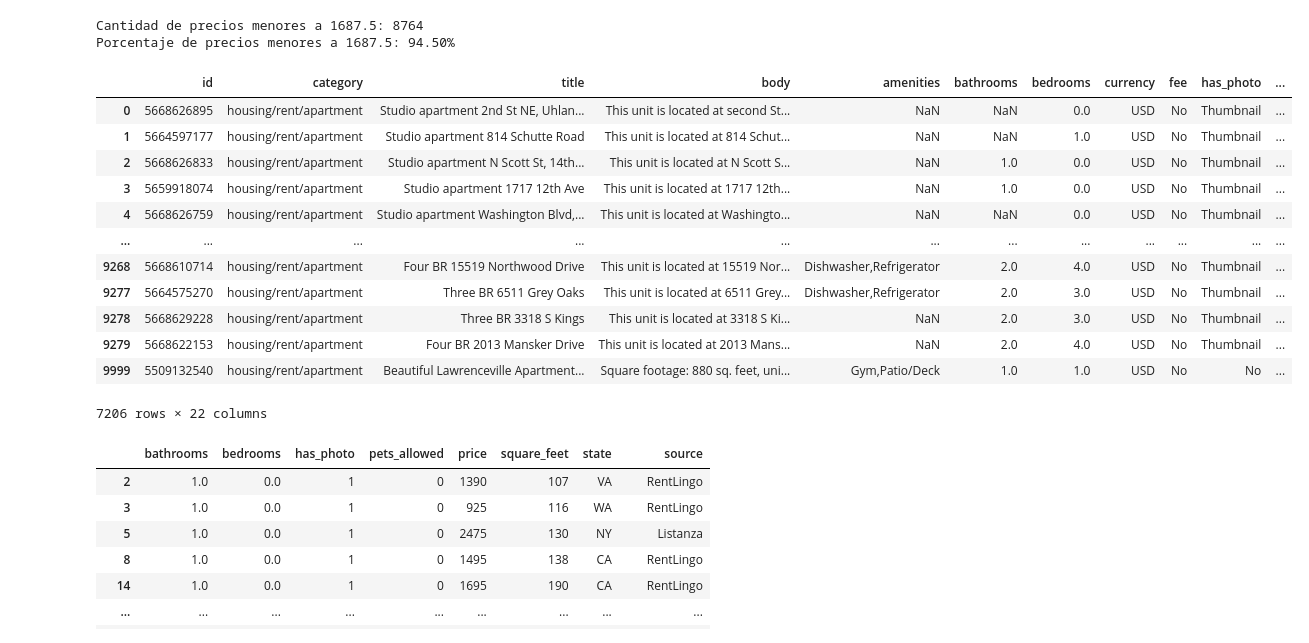
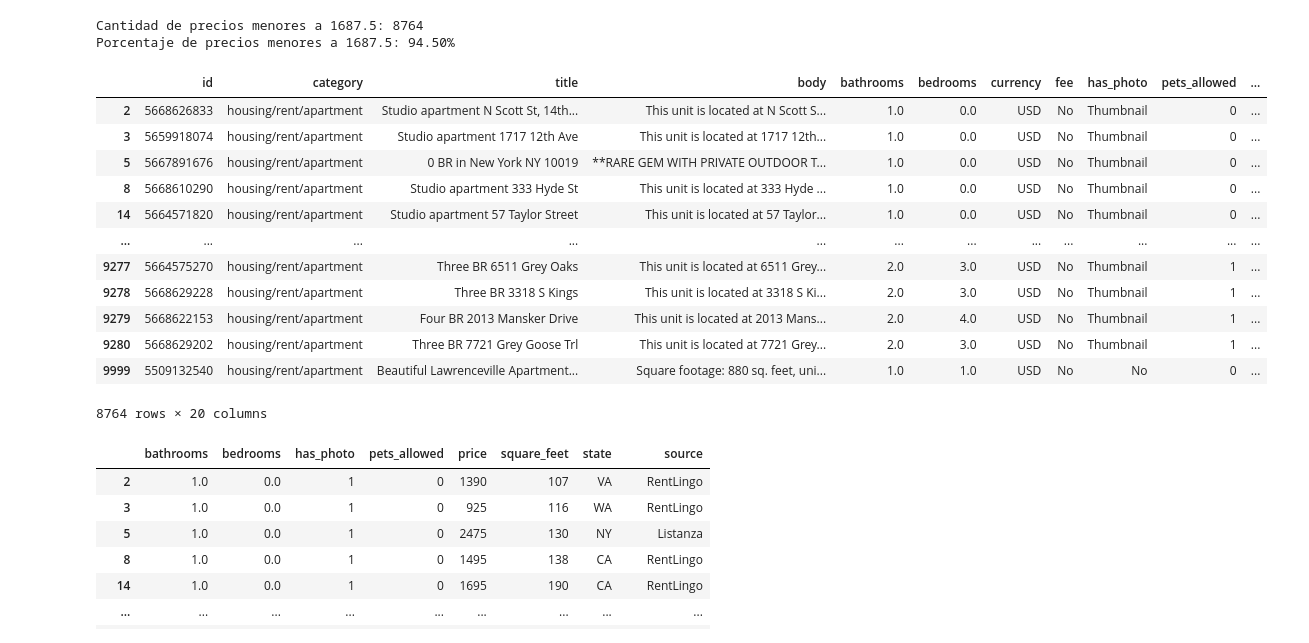
Before and after one commit to Analitica-2025-01/Proyecto-1, a Jupyter notebook: Limpieza de Datos/Limpieza.ipynb, the cells around one changed output. Saved outputs shown, nothing was run; the diff lists cells and outputs as text; code cells hidden in the pictures.

```diff
--- a/Limpieza de Datos/Limpieza.ipynb
+++ b/Limpieza de Datos/Limpieza.ipynb
@@ -180,5 +179,5 @@ print(f'Porcentaje de precios menores a {umbral}: {porcentajeRSMenoresAlUmbral:.
 Cantidad de precios menores a 2814.0: 9274
 Porcentaje de precios menores a 2814.0: 93.84%
 # %%
-df = df.loc[df['price'] <= umbral]
-df = df.loc[df['price'].index]
+df_wili = df_wili.loc[df_wili['price'] <= umbral]
+df = df_wili.loc[df_wili['price'].index]
@@ -255,23 +254,23 @@ print(f'Porcentaje de precios menores a {umbral}: {porcentajeRSMenoresAlUmbral:.
 Cantidad de precios menores a 1687.5: 8764
 Porcentaje de precios menores a 1687.5: 94.50%
 # %%
-df = df.loc[df['square_feet'] <= umbral]
-df = df.loc[df['square_feet'].index]
-df
+df_wili = df_wili.loc[df_wili['square_feet'] <= umbral]
+df_wili = df_wili.loc[df_wili['square_feet'].index]
+df_wili
 # %% [output]
-|  | id | category | title | body | amenities | bathrooms | bedrooms | currency | fee | has_photo | ... |
-| 0 | 5668626895 | housing/rent/apartment | Studio apartment 2nd St NE, Uhlan... | This unit is located at second St... | NaN | NaN | 0.0 | USD | No | Thumbnail | ... |
-| 1 | 5664597177 | housing/rent/apartment | Studio apartment 814 Schutte Road | This unit is located at 814 Schut... | NaN | NaN | 1.0 | USD | No | Thumbnail | ... |
-| 2 | 5668626833 | housing/rent/apartment | Studio apartment N Scott St, 14th... | This unit is located at N Scott S... | NaN | 1.0 | 0.0 | USD | No | Thumbnail | ... |
-| 3 | 5659918074 | housing/rent/apartment | Studio apartment 1717 12th Ave | This unit is located at 1717 12th... | NaN | 1.0 | 0.0 | USD | No | Thumbnail | ... |
-| 4 | 5668626759 | housing/rent/apartment | Studio apartment Washington Blvd,... | This unit is located at Washingto... | NaN | NaN | 0.0 | USD | No | Thumbnail | ... |
+|  | id | category | title | body | bathrooms | bedrooms | currency | fee | has_photo | pets_allowed | ... |
+| 2 | 5668626833 | housing/rent/apartment | Studio apartment N Scott St, 14th... | This unit is located at N Scott S... | 1.0 | 0.0 | USD | No | Thumbnail | 0 | ... |
+| 3 | 5659918074 | housing/rent/apartment | Studio apartment 1717 12th Ave | This unit is located at 1717 12th... | 1.0 | 0.0 | USD | No | Thumbnail | 0 | ... |
+| 5 | 5667891676 | housing/rent/apartment | 0 BR in New York NY 10019 | **RARE GEM WITH PRIVATE OUTDOOR T... | 1.0 | 0.0 | USD | No | Thumbnail | 0 | ... |
+| 8 | 5668610290 | housing/rent/apartment | Studio apartment 333 Hyde St | This unit is located at 333 Hyde ... | 1.0 | 0.0 | USD | No | Thumbnail | 0 | ... |
+| 14 | 5664571820 | housing/rent/apartment | Studio apartment 57 Taylor Street | This unit is located at 57 Taylor... | 1.0 | 0.0 | USD | No | Thumbnail | 0 | ... |
 | ... | ... | ... | ... | ... | ... | ... | ... | ... | ... | ... | ... |
-| 9268 | 5668610714 | housing/rent/apartment | Four BR 15519 Northwood Drive | This unit is located at 15519 Nor... | Dishwasher,Refrigerator | 2.0 | 4.0 | USD | No | Thumbnail | ... |
-| 9277 | 5664575270 | housing/rent/apartment | Three BR 6511 Grey Oaks | This unit is located at 6511 Grey... | Dishwasher,Refrigerator | 2.0 | 3.0 | USD | No | Thumbnail | ... |
-| 9278 | 5668629228 | housing/rent/apartment | Three BR 3318 S Kings | This unit is located at 3318 S Ki... | NaN | 2.0 | 3.0 | USD | No | Thumbnail | ... |
-| 9279 | 5668622153 | housing/rent/apartment | Four BR 2013 Mansker Drive | This unit is located at 2013 Mans... | NaN | 2.0 | 4.0 | USD | No | Thumbnail | ... |
-| 9999 | 5509132540 | housing/rent/apartment | Beautiful Lawrenceville Apartment... | Square footage: 880 sq. feet, uni... | Gym,Patio/Deck | 1.0 | 1.0 | USD | No | No | ... |
+| 9277 | 5664575270 | housing/rent/apartment | Three BR 6511 Grey Oaks | This unit is located at 6511 Grey... | 2.0 | 3.0 | USD | No | Thumbnail | 1 | ... |
+| 9278 | 5668629228 | housing/rent/apartment | Three BR 3318 S Kings | This unit is located at 3318 S Ki... | 2.0 | 3.0 | USD | No | Thumbnail | 1 | ... |
+| 9279 | 5668622153 | housing/rent/apartment | Four BR 2013 Mansker Drive | This unit is located at 2013 Mans... | 2.0 | 4.0 | USD | No | Thumbnail | 1 | ... |
+| 9280 | 5668629202 | housing/rent/apartment | Three BR 7721 Grey Goose Trl | This unit is located at 7721 Grey... | 2.0 | 3.0 | USD | No | Thumbnail | 1 | ... |
+| 9999 | 5509132540 | housing/rent/apartment | Beautiful Lawrenceville Apartment... | Square footage: 880 sq. feet, uni... | 1.0 | 1.0 | USD | No | No | 0 | ... |
-7206 rows × 22 columns
+8764 rows × 20 columns
 # %%
 df_regresion = df_regresion.loc[df_regresion['square_feet'] <= umbral]
 df_regresion = df_regresion.loc[df_regresion['square_feet'].index]
```
Also changed, not shown: parts of 69 cells of this notebook, 11 other files.
